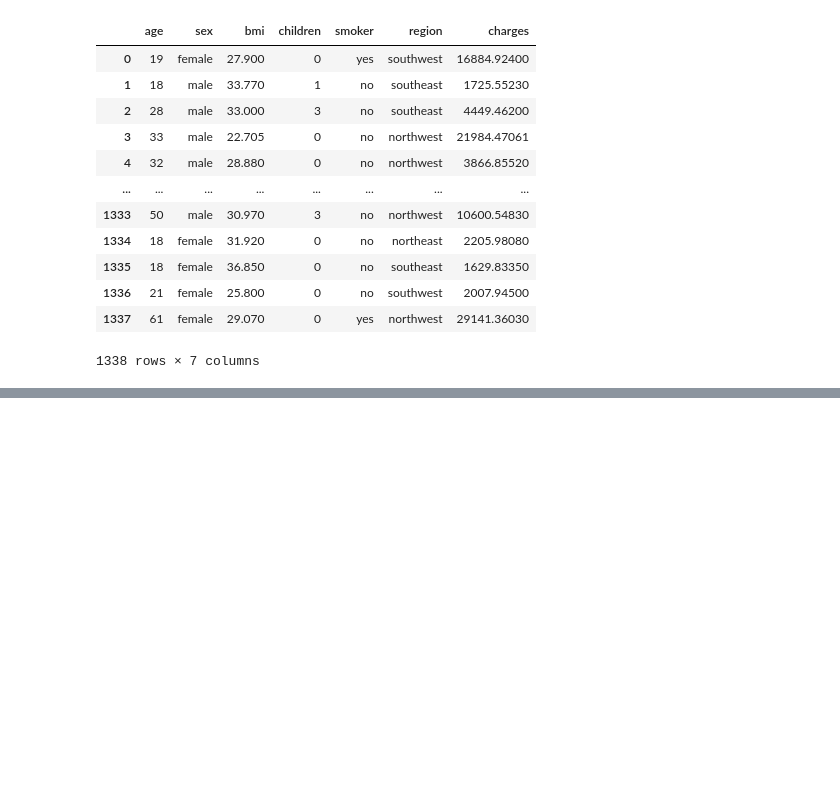
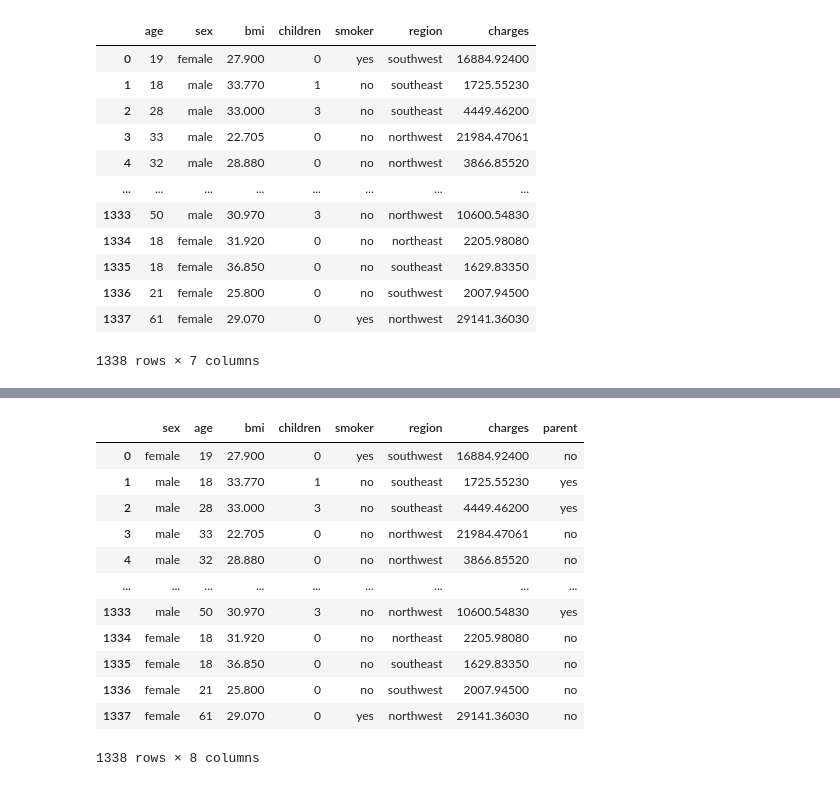
Before and after one commit to monkeygobah/code_grand_rounds, a Jupyter notebook: module_3_Data_Science/DS_Workshop.ipynb, the cells around one changed output, grey strips where cells are left out. Saved outputs shown, nothing was run; the diff lists cells and outputs as text; code cells hidden in the pictures; blank space fills up the shorter version.

Commit message:
Added section on Pandas basics

```diff
--- a/module_3_Data_Science/DS_Workshop.ipynb
+++ b/module_3_Data_Science/DS_Workshop.ipynb
@@ -15,6 +27,9 @@ Import raw data from csv
 # %%
-df = pd.read_csv('data/insurance.csv')
-df
+# Read the csv file into a Pandas data frame
+insuranceDF= pd.read_csv('data/insurance.csv')
+
+# Preview the dataframe (useful to double-checking your work)
+insuranceDF
 # %% [output]
 |  | age | sex | bmi | children | smoker | region | charges |
 | 0 | 19 | female | 27.900 | 0 | yes | southwest | 16884.92400 |
@@ -29,3 +44,8 @@ df
 | 1336 | 21 | female | 25.800 | 0 | no | southwest | 2007.94500 |
 | 1337 | 61 | female | 29.070 | 0 | yes | northwest | 29141.36030 |
 1338 rows × 7 columns
+# %%
+# Note: The index can be non-numerical and non-unique
+
+# Set the "sex" column to be the index
+insuranceDF.set_index("sex", inplace=True)
@@ -31,0 +67,4 @@ df
+# %%
+# For our usecase, we would like to keep the default index setting
+insuranceDF.reset_index(inplace=True)
+insuranceDF
@@ -31,0 +229,25 @@ df
+# %%
+# Add a column named "parent" that determines whether a given person is a parent given the number of children they have.
+
+def isParent(children):
+    if children > 0:
+        return "yes"
+    else:
+        return "no"
+
+insuranceDF["parent"] = insuranceDF["children"].apply(isParent)
+insuranceDF
+# %% [output]
+|  | sex | age | bmi | children | smoker | region | charges | parent |
+| 0 | female | 19 | 27.900 | 0 | yes | southwest | 16884.92400 | no |
+| 1 | male | 18 | 33.770 | 1 | no | southeast | 1725.55230 | yes |
+| 2 | male | 28 | 33.000 | 3 | no | southeast | 4449.46200 | yes |
+| 3 | male | 33 | 22.705 | 0 | no | northwest | 21984.47061 | no |
+| 4 | male | 32 | 28.880 | 0 | no | northwest | 3866.85520 | no |
+| ... | ... | ... | ... | ... | ... | ... | ... | ... |
+| 1333 | male | 50 | 30.970 | 3 | no | northwest | 10600.54830 | yes |
+| 1334 | female | 18 | 31.920 | 0 | no | northeast | 2205.98080 | no |
+| 1335 | female | 18 | 36.850 | 0 | no | southeast | 1629.83350 | no |
+| 1336 | female | 21 | 25.800 | 0 | no | southwest | 2007.94500 | no |
+| 1337 | female | 61 | 29.070 | 0 | yes | northwest | 29141.36030 | no |
+1338 rows × 8 columns
```
Also changed, not shown: parts of 23 cells of this notebook.
